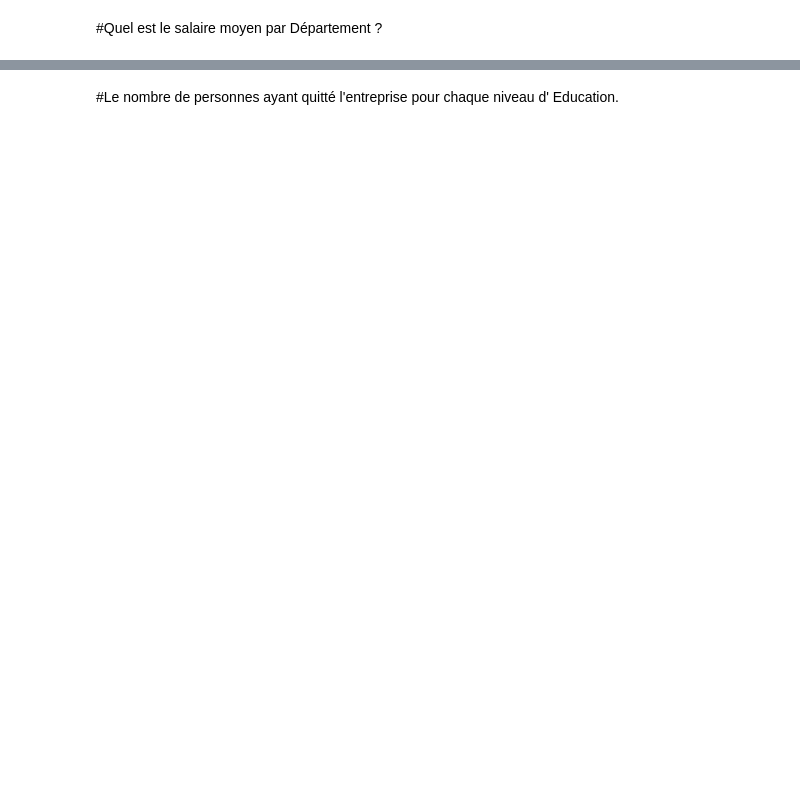
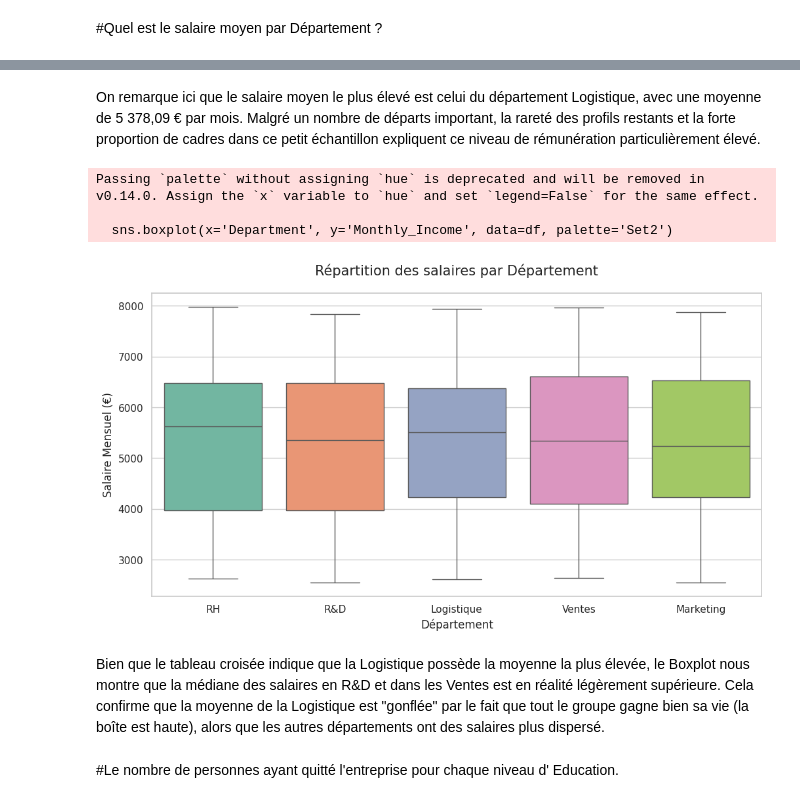
Before and after one commit to th2ry95/Data-Science-Portfolio, a Jupyter notebook: Analyse_de_l'Attrition.ipynb, the cells around one changed output, grey strips where cells are left out. Drawn from its saved outputs; the diff is of its cells as text; code cells hidden in the pictures; blank space fills up the shorter version.

```diff
--- a/Analyse_de_l'Attrition.ipynb
+++ b/Analyse_de_l'Attrition.ipynb
@@ -100,4 +88,30 @@ Salaire_Moy.sort_values(ascending=False)
 dtype: float64
+# %% [markdown]
+On remarque ici que le salaire moyen le plus élevé est celui du département Logistique, avec une moyenne de 5 378,09 € par mois. Malgré un nombre de départs important, la rareté des profils restants et la forte proportion de cadres dans ce petit échantillon expliquent ce niveau de rémunération particulièrement élevé.
+# %%
+import seaborn as sns
+import matplotlib.pyplot as plt
+
+# On définit le style
+sns.set_theme(style="whitegrid")
+plt.figure(figsize=(12, 6))
+
+# On crée le Boxplot
+sns.boxplot(x='Department', y='Monthly_Income', data=df, palette='Set2')
+
+# On ajoute les titres pour le recruteur
+plt.title('Répartition des salaires par Département', fontsize=15, pad=20)
+plt.xlabel('Département', fontsize=12)
+plt.ylabel('Salaire Mensuel (€)', fontsize=12)
+
+plt.show()
+# %% [output]
+Passing `palette` without assigning `hue` is deprecated and will be removed in v0.14.0. Assign the `x` variable to `hue` and set `legend=False` for the same effect.
+
+  sns.boxplot(x='Department', y='Monthly_Income', data=df, palette='Set2')
+[figure, added]
+# %% [markdown]
+Bien que le tableau croisée indique que la Logistique possède la moyenne la plus élevée, le Boxplot nous montre que la médiane des salaires en R&D et dans les Ventes est en réalité légèrement supérieure. Cela confirme que la moyenne de la Logistique est "gonflée" par le fait que tout le groupe gagne bien sa vie (la boîte est haute), alors que les autres départements ont des salaires plus dispersé.
 # %% [markdown]
 #Le nombre de personnes ayant quitté l'entreprise pour chaque niveau d' Education.
 # %%
```
Also changed, not shown: parts of 9 cells of this notebook.
